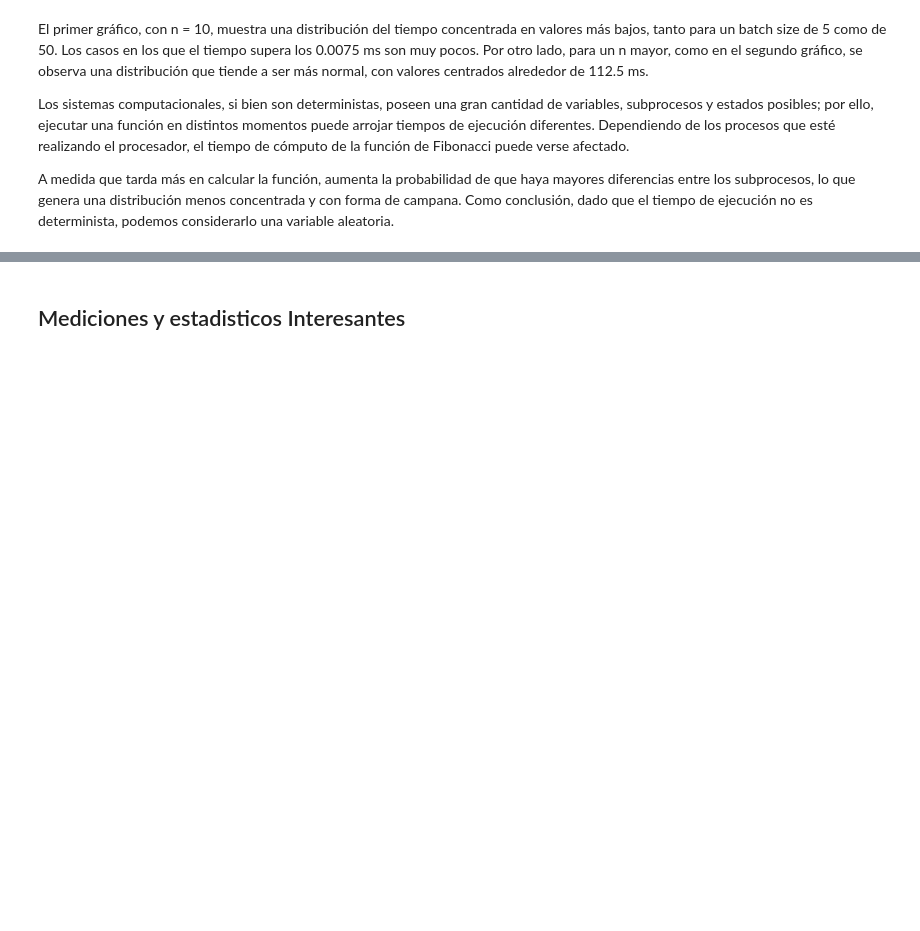
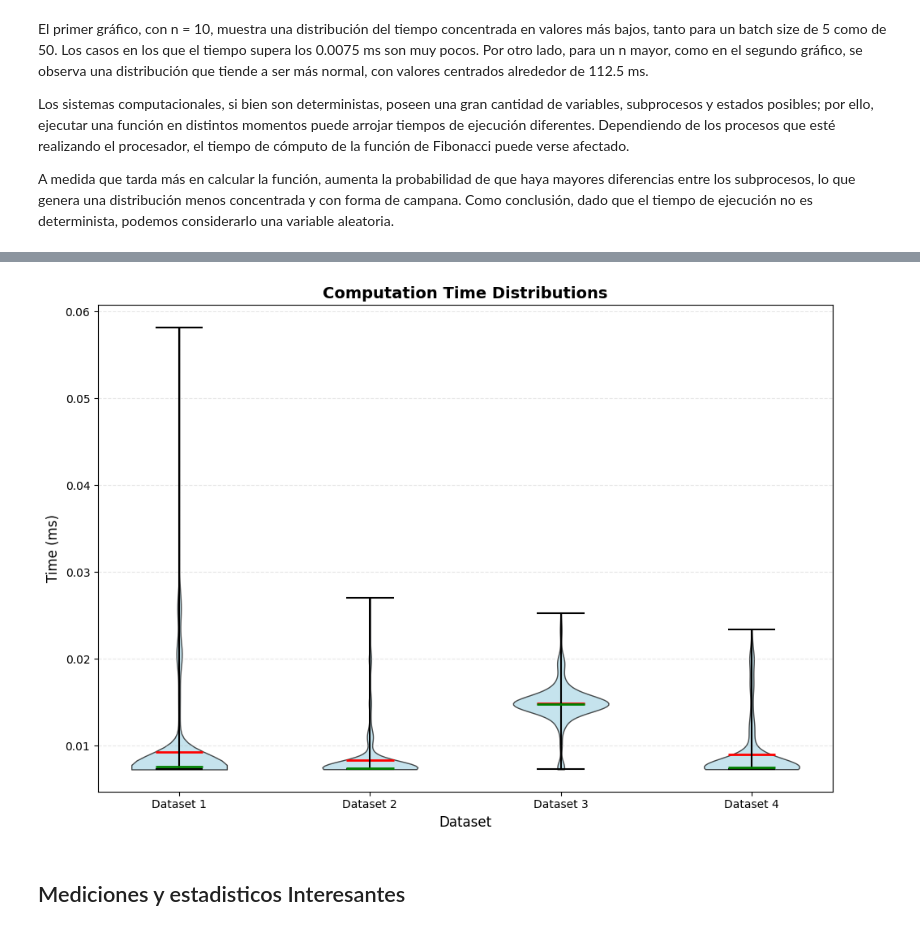
Before and after one commit to 0David1/Probabilidad, a Jupyter notebook: Untitled(1).ipynb, the cells around one changed output, grey strips where cells are left out. Saved outputs shown, nothing was run; the diff lists cells and outputs as text; code cells hidden in the pictures; blank space fills up the shorter version.

```diff
--- a/Untitled(1).ipynb
+++ b/Untitled(1).ipynb
@@ -107,3 +111,41 @@ plt.show()
+# %%
+d = [df1["time_ms"], df2["time_ms"], df3["time_ms"], df4["time_ms"]]
+
+fig, ax = plt.subplots(figsize=(10, 7))
+
+# Create violin plot
+parts = ax.violinplot(d,
+                      showmeans=True,
+                      showmedians=True,
+                      showextrema=True)
+
+# Customize colors
+for pc in parts['bodies']:
+    pc.set_facecolor('lightblue')
+    pc.set_edgecolor('black')
+    pc.set_alpha(0.7)
+
+# Customize other elements
+parts['cmeans'].set_edgecolor('red')
+parts['cmeans'].set_linewidth(2)
+parts['cmedians'].set_edgecolor('green')
+parts['cmedians'].set_linewidth(2)
+parts['cbars'].set_edgecolor('black')
+parts['cmaxes'].set_edgecolor('black')
+parts['cmins'].set_edgecolor('black')
+
+# Labels and formatting
+ax.set_xlabel('Dataset', fontsize=12)
+ax.set_ylabel('Time (ms)', fontsize=12)
+ax.set_title('Computation Time Distributions', fontsize=14, fontweight='bold')
+ax.set_xticks([1, 2, 3, 4])
+ax.set_xticklabels(['Dataset 1', 'Dataset 2', 'Dataset 3', 'Dataset 4'])
+ax.grid(axis='y', alpha=0.3, linestyle='--')
+
+plt.tight_layout()
+plt.show()
+# %% [output]
+[figure, added]
 # %% [markdown]
 ## Mediciones y estadisticos Interesantes
 # %% [markdown]
```
Also changed, not shown: parts of 2 cells of this notebook.
